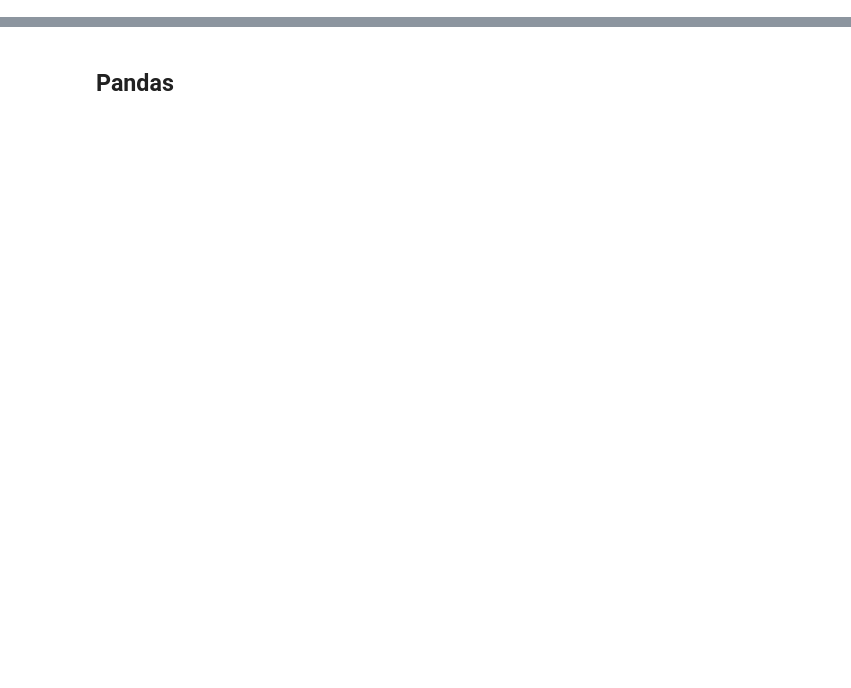
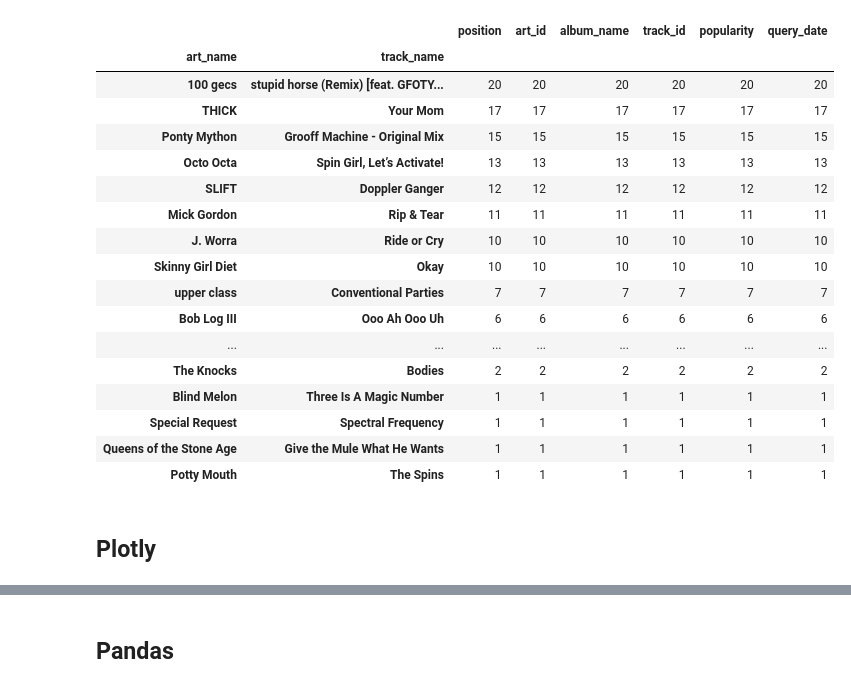
Before and after one commit to flambuth/Spotify, a Jupyter notebook: Spotify.DB exploration.ipynb, the cells around one changed output, grey strips where cells are left out. Saved outputs shown, nothing was run; the diff lists cells and outputs as text; code cells hidden in the pictures; blank space fills up the shorter version.

Commit message:
making a timespan chart of my #1 tracks
i dont need to make it all fit on one table

```diff
--- a/Spotify.DB exploration.ipynb
+++ b/Spotify.DB exploration.ipynb
@@ -33,0 +33,11 @@ unigrams = list(enumerate(Counter(genre_wordlist).most_common(10)))
+# %%
+cols = {1:'position', 2:'art_id',3:'art_name',4:'album_name',5:'track_id',6:'track_name',7:'popularity',8:'query_date'}
+# %%
+df = pd.DataFrame(blob)
+df.drop(0, axis=1, inplace=True)
+df.rename(columns = cols, inplace=True)
+# %%
+number_1s = df.loc[df['position'] == '1']
+# %%
+number_1s['query_date'] = number_1s['query_date'].astype('datetime64[ns]')
+number_1s['position'] = number_1s['position'].astype('int')
@@ -34,3 +132,26 @@ unigrams = list(enumerate(Counter(genre_wordlist).most_common(10)))
+# %%
+number_1s.groupby(['art_name','track_name']).count().sort_values(by='position', ascending=False)
+# %% [output]
+|  |  | position | art_id | album_name | track_id | popularity | query_date |
+| art_name | track_name |  |  |  |  |  |  |
+| 100 gecs | stupid horse (Remix) [feat. GFOTY... | 20 | 20 | 20 | 20 | 20 | 20 |
+| THICK | Your Mom | 17 | 17 | 17 | 17 | 17 | 17 |
+| Ponty Mython | Grooff Machine - Original Mix | 15 | 15 | 15 | 15 | 15 | 15 |
+| Octo Octa | Spin Girl, Let’s Activate! | 13 | 13 | 13 | 13 | 13 | 13 |
+| SLIFT | Doppler Ganger | 12 | 12 | 12 | 12 | 12 | 12 |
+| Mick Gordon | Rip & Tear | 11 | 11 | 11 | 11 | 11 | 11 |
+| J. Worra | Ride or Cry | 10 | 10 | 10 | 10 | 10 | 10 |
+| Skinny Girl Diet | Okay | 10 | 10 | 10 | 10 | 10 | 10 |
+| upper class | Conventional Parties | 7 | 7 | 7 | 7 | 7 | 7 |
+| Bob Log III | Ooo Ah Ooo Uh | 6 | 6 | 6 | 6 | 6 | 6 |
+| ... | ... | ... | ... | ... | ... | ... | ... |
+| The Knocks | Bodies | 2 | 2 | 2 | 2 | 2 | 2 |
+| Blind Melon | Three Is A Magic Number | 1 | 1 | 1 | 1 | 1 | 1 |
+| Special Request | Spectral Frequency | 1 | 1 | 1 | 1 | 1 | 1 |
+| Queens of the Stone Age | Give the Mule What He Wants | 1 | 1 | 1 | 1 | 1 | 1 |
+| Potty Mouth | The Spins | 1 | 1 | 1 | 1 | 1 | 1 |
+# %% [markdown]
+## Plotly
 # %%
 #Raw_grams
 df_raw = pd.DataFrame(raw_grams, columns = ['genre','count'])
```
Also changed, not shown: parts of 19 cells of this notebook, 1 other file.
